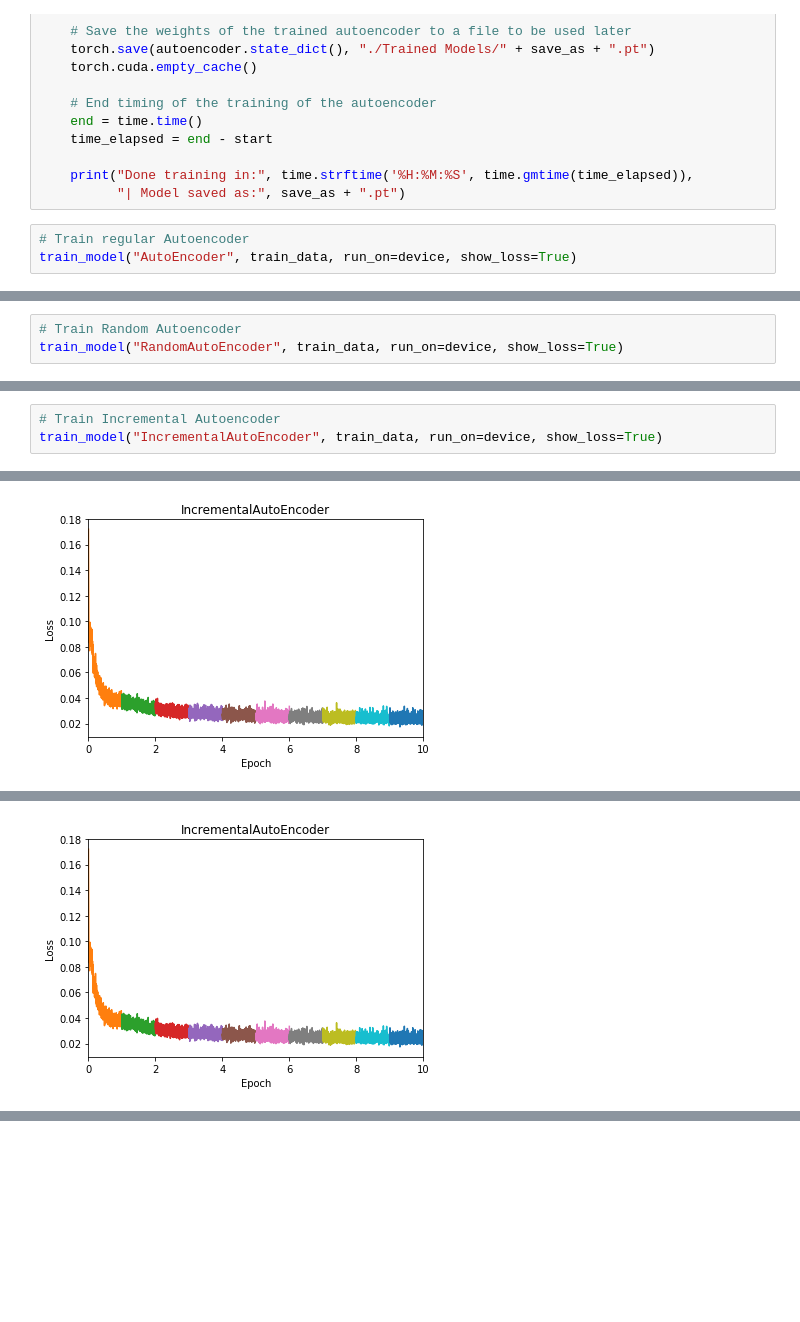
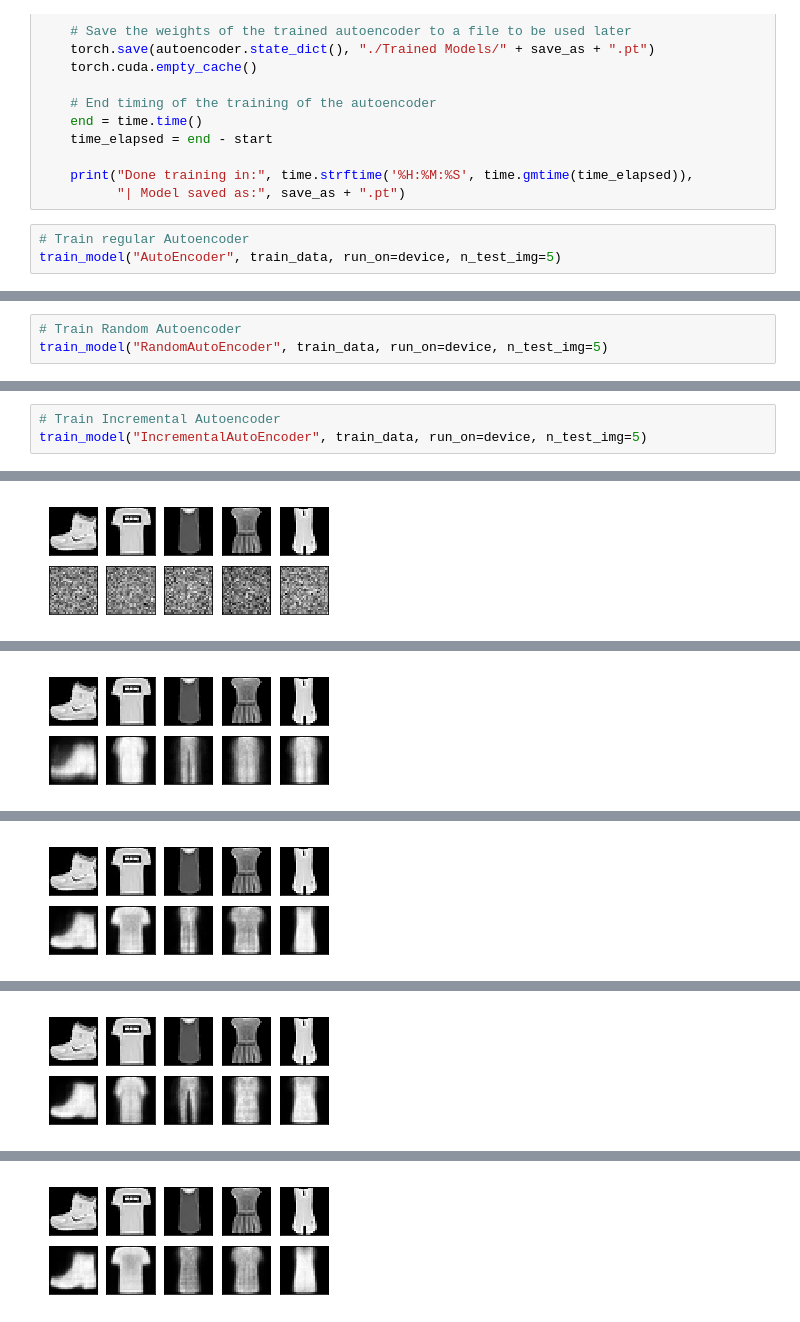
Before and after one commit to stefanklut/neural-image-compression, a Jupyter notebook: Incremental Autoencoder (Stefan)/Training Model as a Function.ipynb, the cells around one changed output, grey strips where cells are left out. Saved outputs shown, nothing was run; the diff lists cells and outputs as text; blank space fills up the shorter version.

```diff
--- a/Incremental Autoencoder (Stefan)/Training Model as a Function.ipynb
+++ b/Incremental Autoencoder (Stefan)/Training Model as a Function.ipynb
@@ -136,5 +136,5 @@ def train_model(model_name, train_data, batch_size=64, epochs=10, save_as=None,
           "| Model saved as:", save_as + ".pt")
 # %%
 # Train regular Autoencoder
-train_model("AutoEncoder", train_data, run_on=device, show_loss=True)
+train_model("AutoEncoder", train_data, run_on=device, n_test_img=5)
 # %% [output]
@@ -145,4 +155,4 @@ Done training in: 00:01:22 | Model saved as: AutoEncoder.pt
 # %%
 # Train Random Autoencoder
-train_model("RandomAutoEncoder", train_data, run_on=device, show_loss=True)
+train_model("RandomAutoEncoder", train_data, run_on=device, n_test_img=5)
 # %% [output]
@@ -153,4 +173,4 @@ Done training in: 00:02:16 | Model saved as: RandomAutoEncoder.pt
 # %%
 # Train Incremental Autoencoder
-train_model("IncrementalAutoEncoder", train_data, run_on=device, show_loss=True)
+train_model("IncrementalAutoEncoder", train_data, run_on=device, n_test_img=5)
 # %% [output]
@@ -158 +179 @@ Epoch:  9 | Average train loss: 0.0239
-[figure, old version]
+[figure, new version]
@@ -160 +181 @@ Done training in: 00:01:45 | Model saved as: IncrementalAutoEncoder.pt
-[figure, old version]
+[figure, new version]
@@ -160,0 +183 @@ Done training in: 00:01:45 | Model saved as: IncrementalAutoEncoder.pt
+[figure, added]
@@ -160,0 +185 @@ Done training in: 00:01:45 | Model saved as: IncrementalAutoEncoder.pt
+[figure, added]
@@ -160,0 +187 @@ Done training in: 00:01:45 | Model saved as: IncrementalAutoEncoder.pt
+[figure, added]
```
Also changed, not shown: parts of 3 cells of this notebook, 3 other files.
